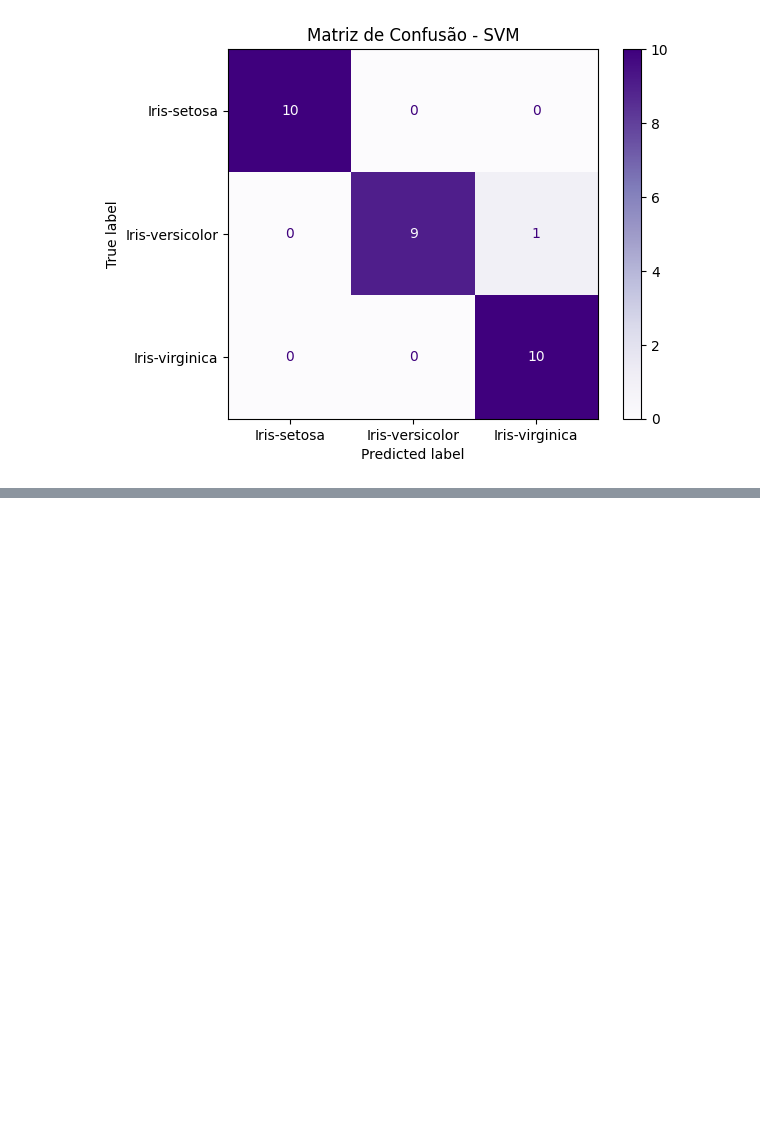
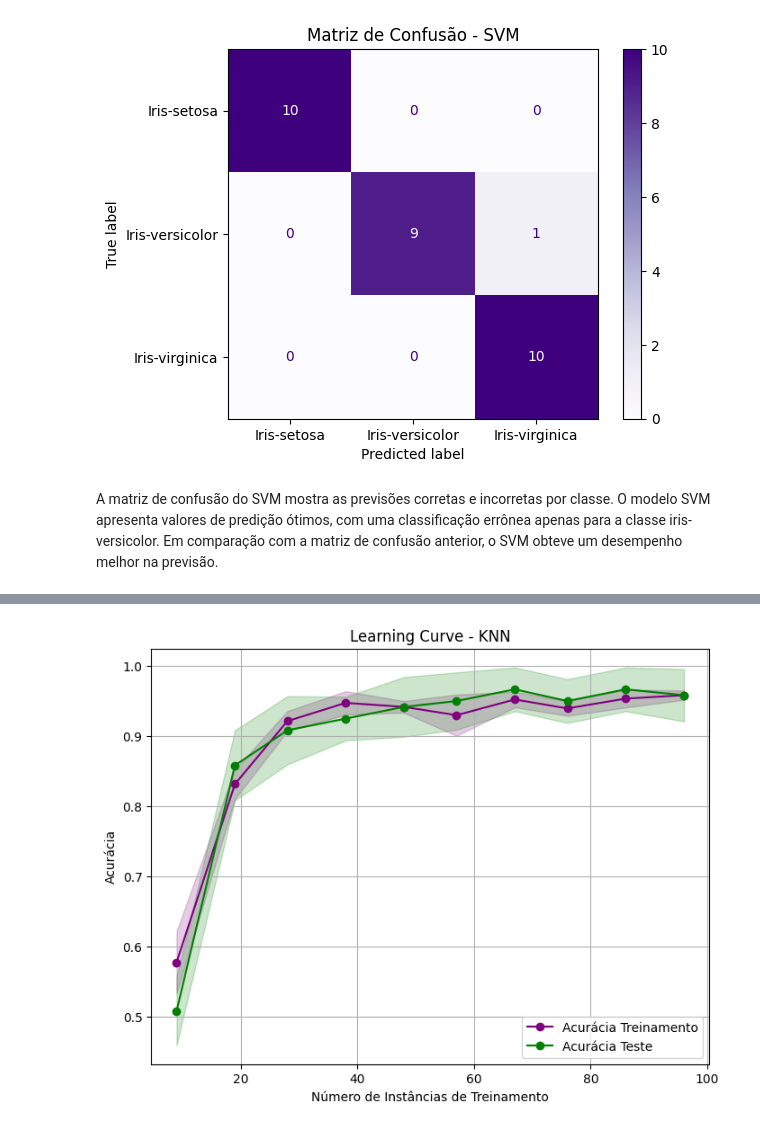
Before and after one commit to mdaefiol/clustering_classification, a Jupyter notebook: scripts/Atividade_ia.ipynb, the cells around one changed output, grey strips where cells are left out. Saved outputs shown, nothing was run; the diff lists cells and outputs as text; code cells hidden in the pictures; blank space fills up the shorter version.

Commit message:
atualizacao final para ajustes finos.

```diff
--- a/scripts/Atividade_ia.ipynb
+++ b/scripts/Atividade_ia.ipynb
@@ -241,5 +292,5 @@ plt.show()
 # %%
-# SVM Algorithm
+# SVM
 print("Support Vector Machine (SVM).")
 svm_model = SVC(kernel='rbf', random_state=42)
 
@@ -249,6 +300,17 @@ train_sizes, train_scores, test_scores = learning_curve(
     train_sizes=np.linspace(0.1, 1.0, 10)  # De 10% até 100% das instâncias de treino
 )
 
+# Fazendo previsões no conjunto de treino e teste
+y_pred_train = svm_model.fit(X_train, y_train).predict(X_train)
+y_pred_test = svm_model.predict(X_test)
+
+# Acurácia do modelo no teste e treino
+accuracy_test = accuracy_score(y_test, y_pred_test)
+print(f"Acurácia no teste: {accuracy_test:.4f}")
+
+accuracy_train = accuracy_score(y_train, y_pred_train)
+print(f"Acurácia no treino: {accuracy_train:.4f}\n")
+
 # Calculando a média e o desvio padrão das acurácias
 train_mean = np.mean(train_scores, axis=1)
 train_std = np.std(train_scores, axis=1)
@@ -257,7 +319,7 @@ test_std = np.std(test_scores, axis=1)
 
 # Exibindo o relatório após treinamento
 svm_model.fit(X_train, y_train)
-print("\nRelatório de Classificação no Teste:\n", classification_report(y_test, svm_model.predict(X_test)))
+print("\nRelatório de Classificação:\n", classification_report(y_test, svm_model.predict(X_test)))
 
 # Plotando a learning curve
 plt.figure(figsize=(8, 6))
@@ -301,5 +368,59 @@ plt.title("Matriz de Confusão - SVM")
 plt.show()
 # %% [output]
 [figure]
+# %% [markdown]
+A matriz de confusão do SVM mostra as previsões corretas e incorretas por classe. O modelo SVM apresenta valores de predição ótimos, com uma classificação errônea apenas para a classe iris-versicolor. Em comparação com a matriz de confusão anterior, o SVM obteve um desempenho melhor na previsão.
 # %%
-# novo modelo para analise K-Nearest Neighbour
+# K-Nearest Neighbour e normalizando os dados
+print("KNN - K-Nearest Neighbour.\n")
+scaler = StandardScaler()
+X_train = scaler.fit_transform(X_train)
+X_test = scaler.transform(X_test)
+
+# KNN e ajuste de dados de treinamento
+knn = KNeighborsClassifier(n_neighbors=8)
+knn.fit(X_train, y_train)
+
+# Previsões no conjunto de teste e treino
+y_pred = knn.predict(X_test)
+y_pred_train = knn.predict(X_train)
+
+# Acurácia do modelo no teste e treino
+accuracy_test = accuracy_score(y_test, y_pred)
+print(f"Acurácia no teste: {accuracy_test:.4f}")
+
+accuracy_train = accuracy_score(y_train, y_pred_train)
+print(f"Acurácia no treino: {accuracy_train:.4f}\n")
+
+# Relatório de classificação
+print("Relatório de Classificação:")
+print(classification_report(y_test, y_pred))
+
+# Calculando a curva de aprendizado (learning curve)
+train_sizes, train_scores, test_scores = learning_curve(
+    knn, X_train, y_train, cv=5, n_jobs=-1, scoring='accuracy',
+    train_sizes=np.linspace(0.1, 1.0, 10)  # De 10% até 100% das instâncias de treino
+)
+
+# Calculando a média e o desvio padrão das acurácias
+train_mean = np.mean(train_scores, axis=1)
+train_std = np.std(train_scores, axis=1)
+test_mean = np.mean(test_scores, axis=1)
+test_std = np.std(test_scores, axis=1)
+
+# Plotando a learning curve
+plt.figure(figsize=(8, 6))
+plt.plot(train_sizes, train_mean, marker='o', color='purple', label='Acurácia Treinamento')
+plt.plot(train_sizes, test_mean, marker='o', color='green', label='Acurácia Teste')
+
+# Somando o desvio padrão (área de erro em volta da curva do plot)
+plt.fill_between(train_sizes, train_mean - train_std, train_mean + train_std, color='purple', alpha=0.2)
+plt.fill_between(train_sizes, test_mean - test_std, test_mean + test_std, color='green', alpha=0.2)
+
+plt.title("Learning Curve - KNN")
+plt.xlabel("Número de Instâncias de Treinamento")
+plt.ylabel("Acurácia")
+plt.legend()
+plt.grid(True)
+plt.show()
+# %% [output]
@@ -305,0 +442 @@ plt.show()
+[figure, added]
```
Also changed, not shown: parts of 31 cells of this notebook.
